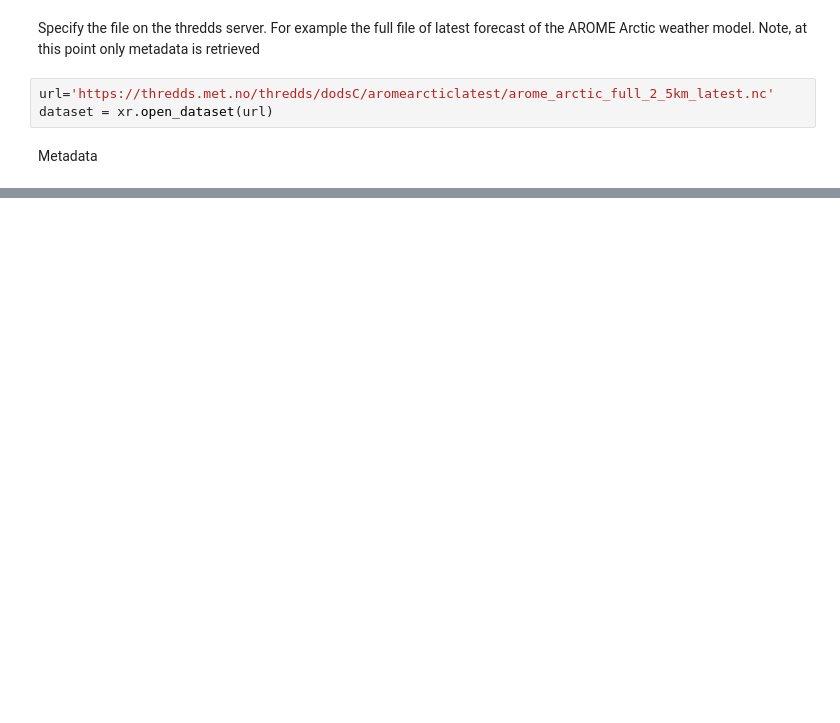
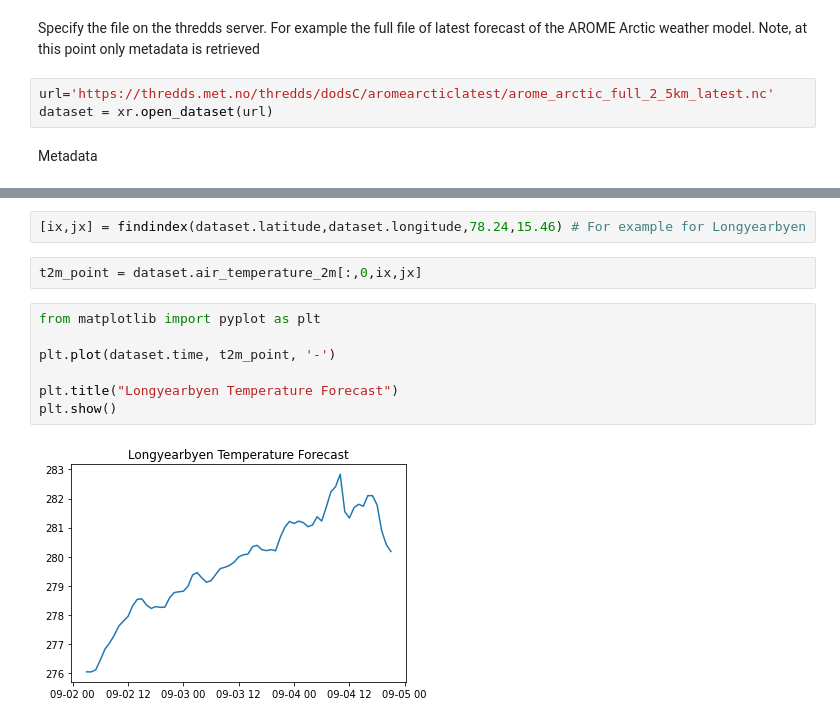
Before and after one commit to eirikngard/GEO4902, a Jupyter notebook: Access_forecast.ipynb, the cells around one changed output, grey strips where cells are left out. Drawn from its saved outputs; the diff is of its cells as text; blank space fills up the shorter version.

```diff
--- a/Access_forecast.ipynb
+++ b/Access_forecast.ipynb
@@ -20,0 +76,13 @@ dataset
+# %%
+[ix,jx] = findindex(dataset.latitude,dataset.longitude,78.24,15.46) # For example for Longyearbyen
+# %%
+t2m_point = dataset.air_temperature_2m[:,0,ix,jx]
+# %%
+from matplotlib import pyplot as plt
+
+plt.plot(dataset.time, t2m_point, '-')
+
+plt.title("Longyearbyen Temperature Forecast")
+plt.show()
+# %% [output]
+[figure, added]
```
Also changed, not shown: parts of 15 cells of this notebook.
